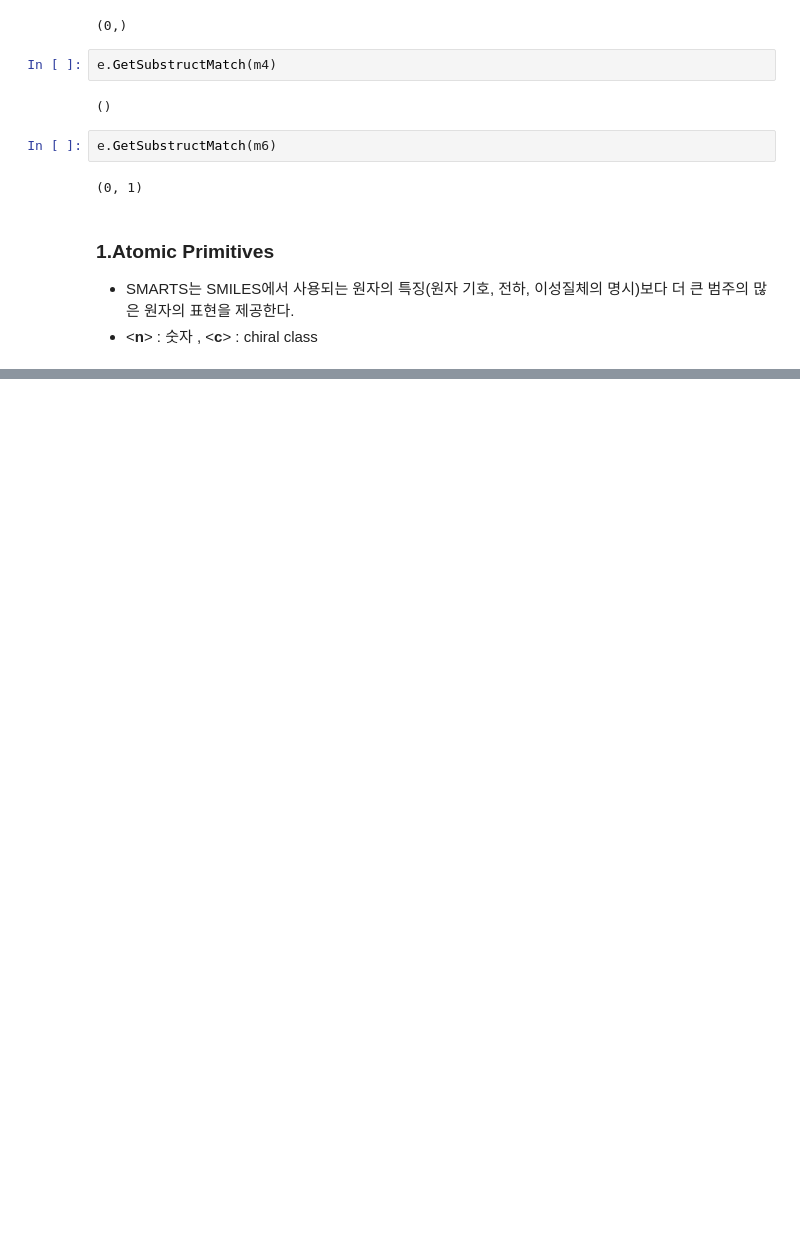
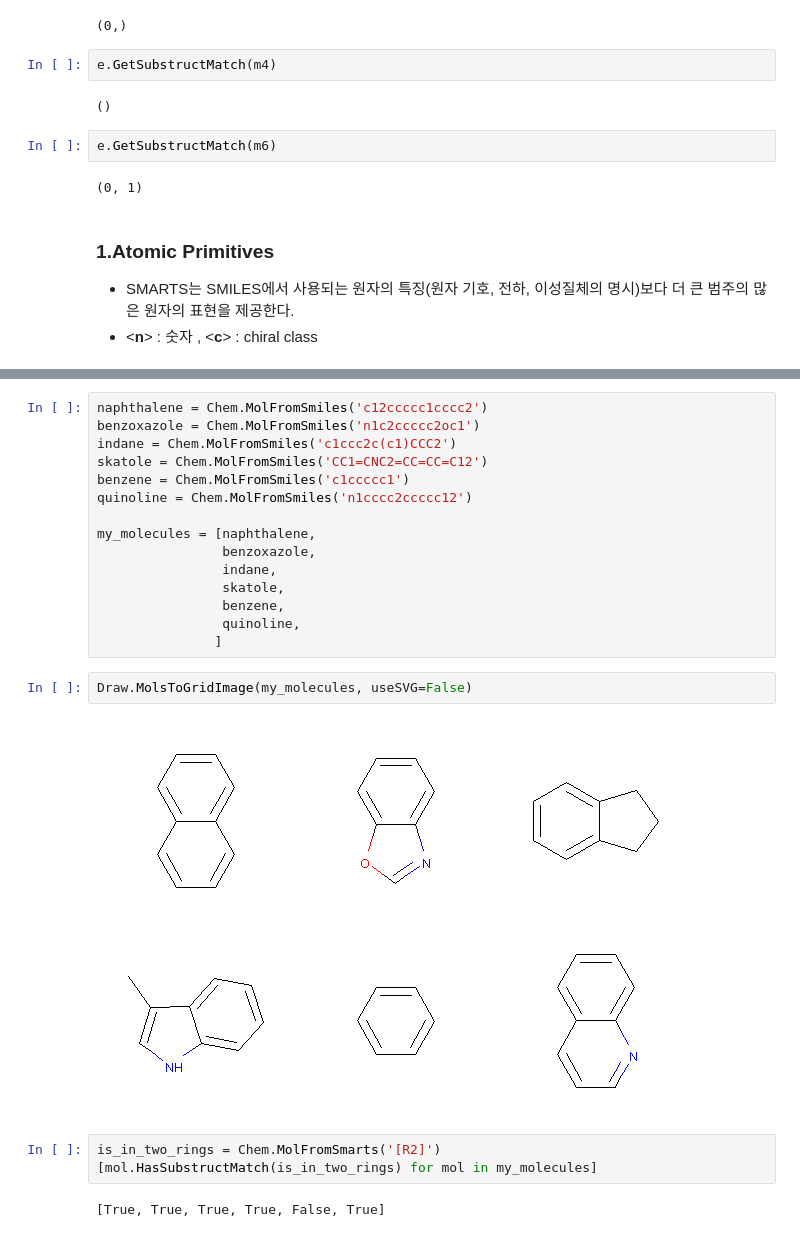
Before and after one commit to SeoulTechPSE/PSE_2019, a Jupyter notebook: SMILE and SMART/Smarts/SMARTS_190326.ipynb, the cells around one changed output, grey strips where cells are left out. Cells and saved outputs as stored; diff of their text form; blank space fills up the shorter version.

```diff
--- a/SMILE and SMART/Smarts/SMARTS_190326.ipynb
+++ b/SMILE and SMART/Smarts/SMARTS_190326.ipynb
@@ -242,0 +293,24 @@ C[C@?H](F)O | matches if chirality is as specified or is not specified
+# %%
+naphthalene = Chem.MolFromSmiles('c12ccccc1cccc2')
+benzoxazole = Chem.MolFromSmiles('n1c2ccccc2oc1')
+indane = Chem.MolFromSmiles('c1ccc2c(c1)CCC2')
+skatole = Chem.MolFromSmiles('CC1=CNC2=CC=CC=C12')
+benzene = Chem.MolFromSmiles('c1ccccc1')
+quinoline = Chem.MolFromSmiles('n1cccc2ccccc12')
+
+my_molecules = [naphthalene,
+                benzoxazole,
+                indane,
+                skatole,
+                benzene,
+                quinoline,
+               ]
+# %%
+Draw.MolsToGridImage(my_molecules, useSVG=False)
+# %% [output]
+[figure, added]
+# %%
+is_in_two_rings = Chem.MolFromSmarts('[R2]')
+[mol.HasSubstructMatch(is_in_two_rings) for mol in my_molecules]
+# %% [output]
+[True, True, True, True, False, True]
```
Also changed, not shown: parts of 21 cells of this notebook, 1 other file.
